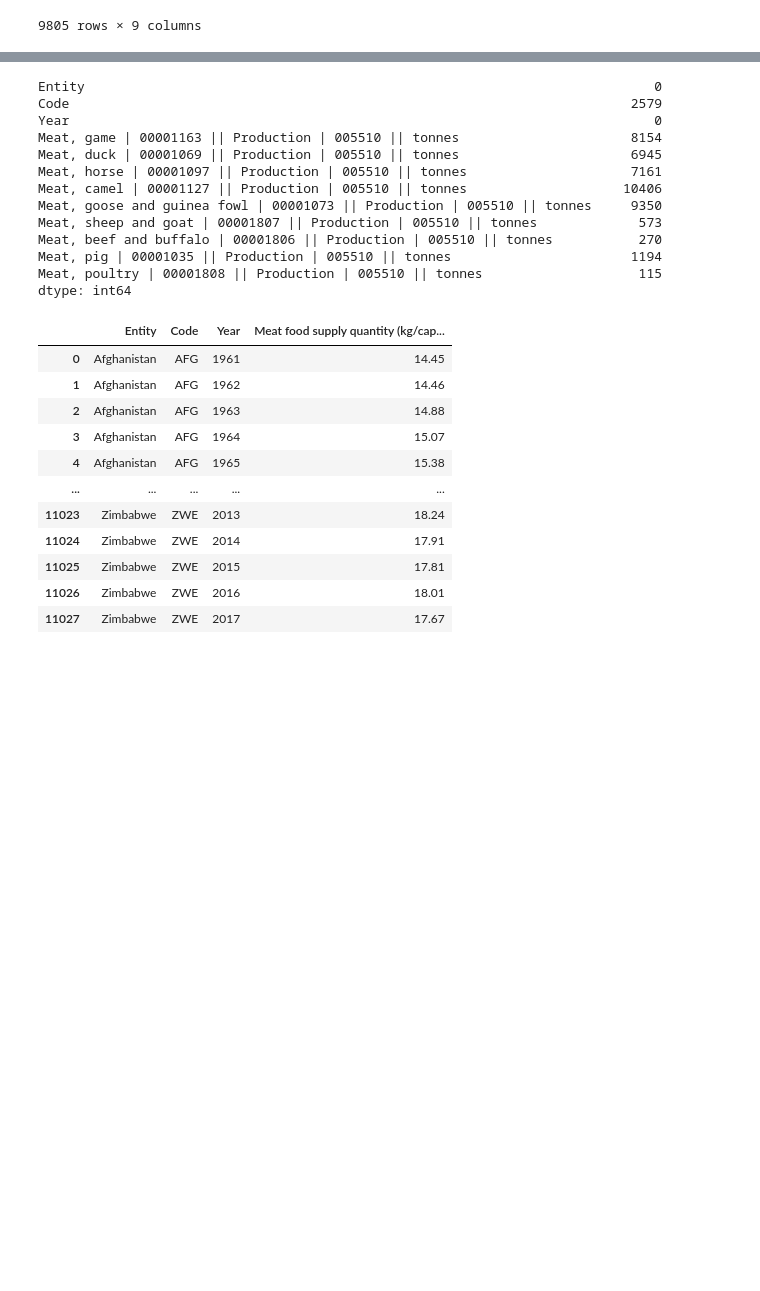
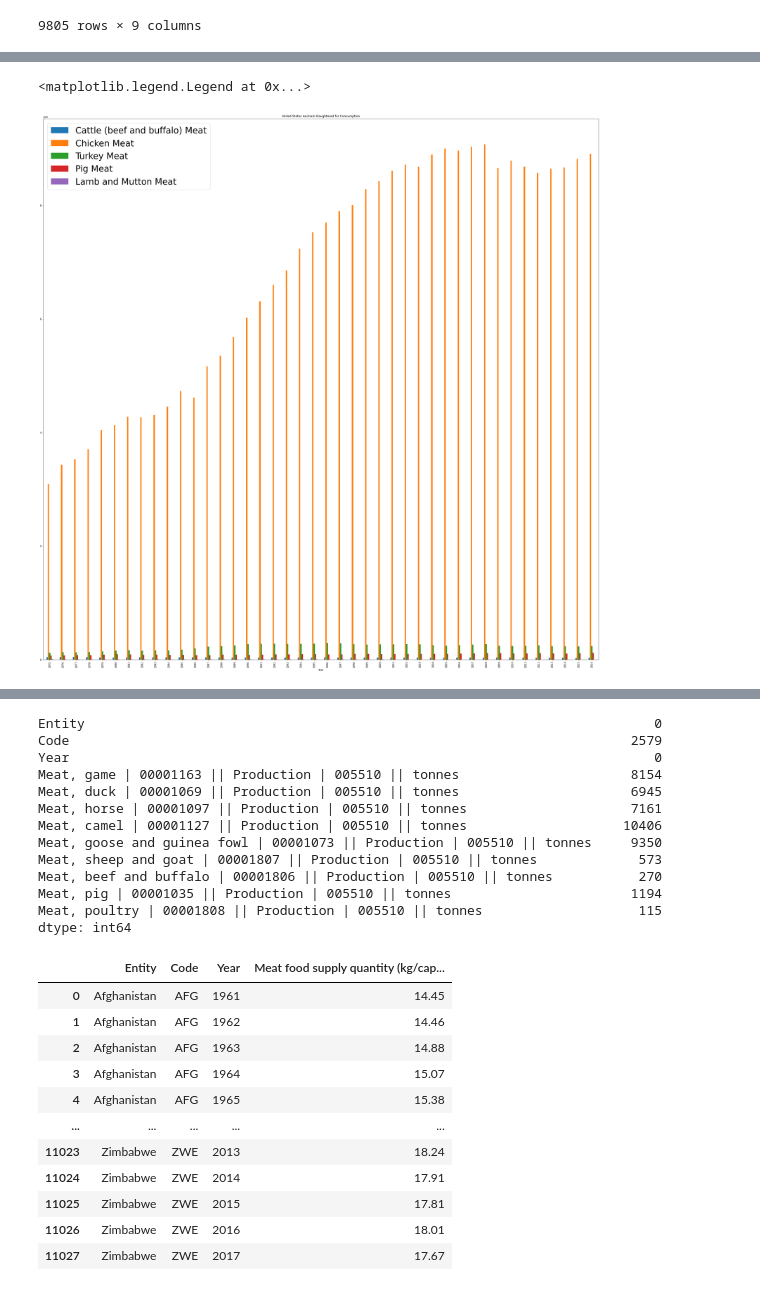
Before and after one commit to sgoolsby88/da7_capstone, a Jupyter notebook: notebooks/EDA _meat_production.ipynb, the cells around one changed output, grey strips where cells are left out. Cells and saved outputs as stored; diff of their text form; code cells hidden in the pictures; blank space fills up the shorter version.

Commit message:
Working on visuals

```diff
--- a/notebooks/EDA _meat_production.ipynb
+++ b/notebooks/EDA _meat_production.ipynb
@@ -96,0 +100,3 @@ animals_slaughtered
+# %%
+us_slaughtered=animals_slaughtered[animals_slaughtered['Entity']== 'United States']
+us_slaughtered
@@ -96,0 +121,3 @@ animals_slaughtered
+# %%
+us_slaughtered2=us_slaughtered.drop(['Entity','Code','Goat Meat'],axis=1)
+us_slaughtered2
@@ -96,0 +142,10 @@ animals_slaughtered
+# %%
+us_slaughtered2.plot(x='Year',
+                    kind='bar',
+                    stacked=False,
+                    title='United States Animals Slaughtered for Consumption',
+                    figsize=(40,40))
+plt.legend(loc='upper left', fontsize='x-large',prop={'size':35})
+# %% [output]
+<matplotlib.legend.Legend at 0x...>
+[figure, added]
```
Also changed, not shown: parts of 8 cells of this notebook, 1 other file.
